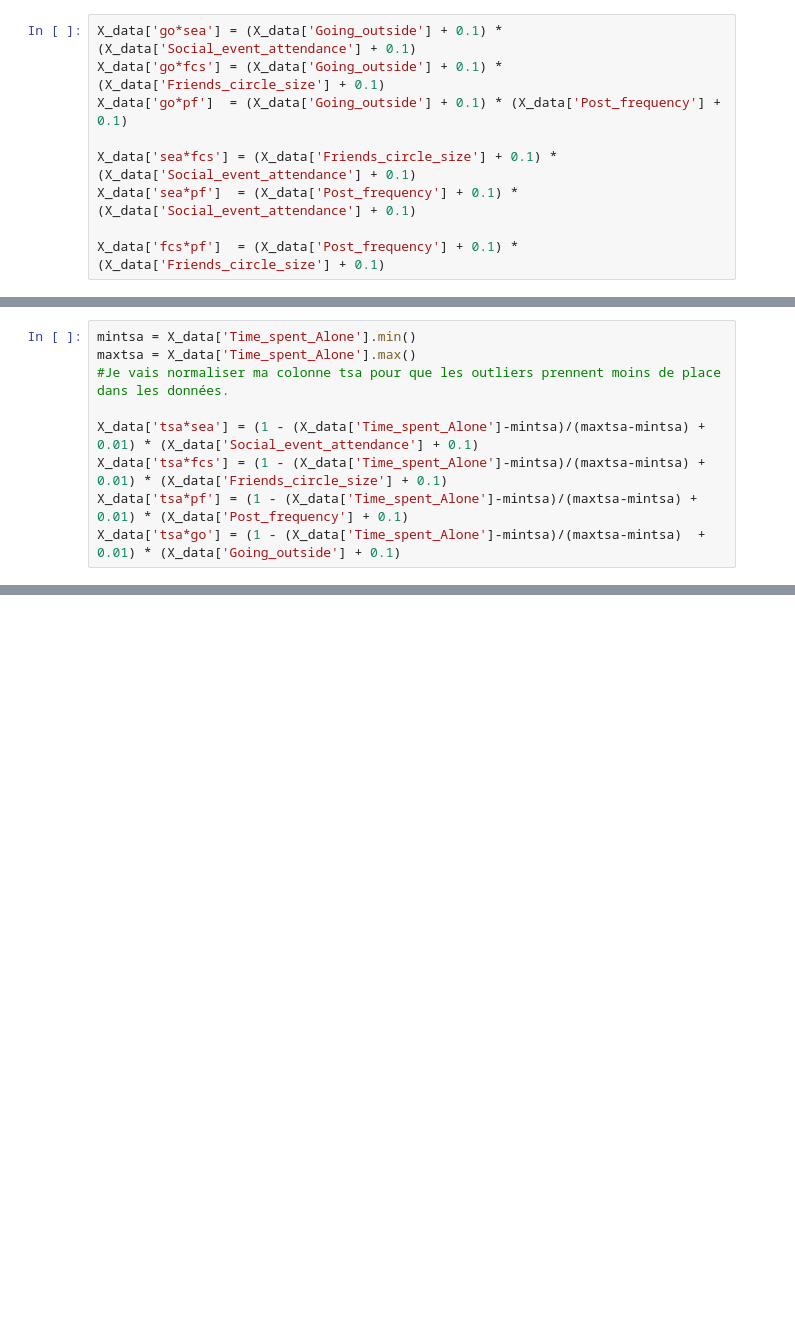
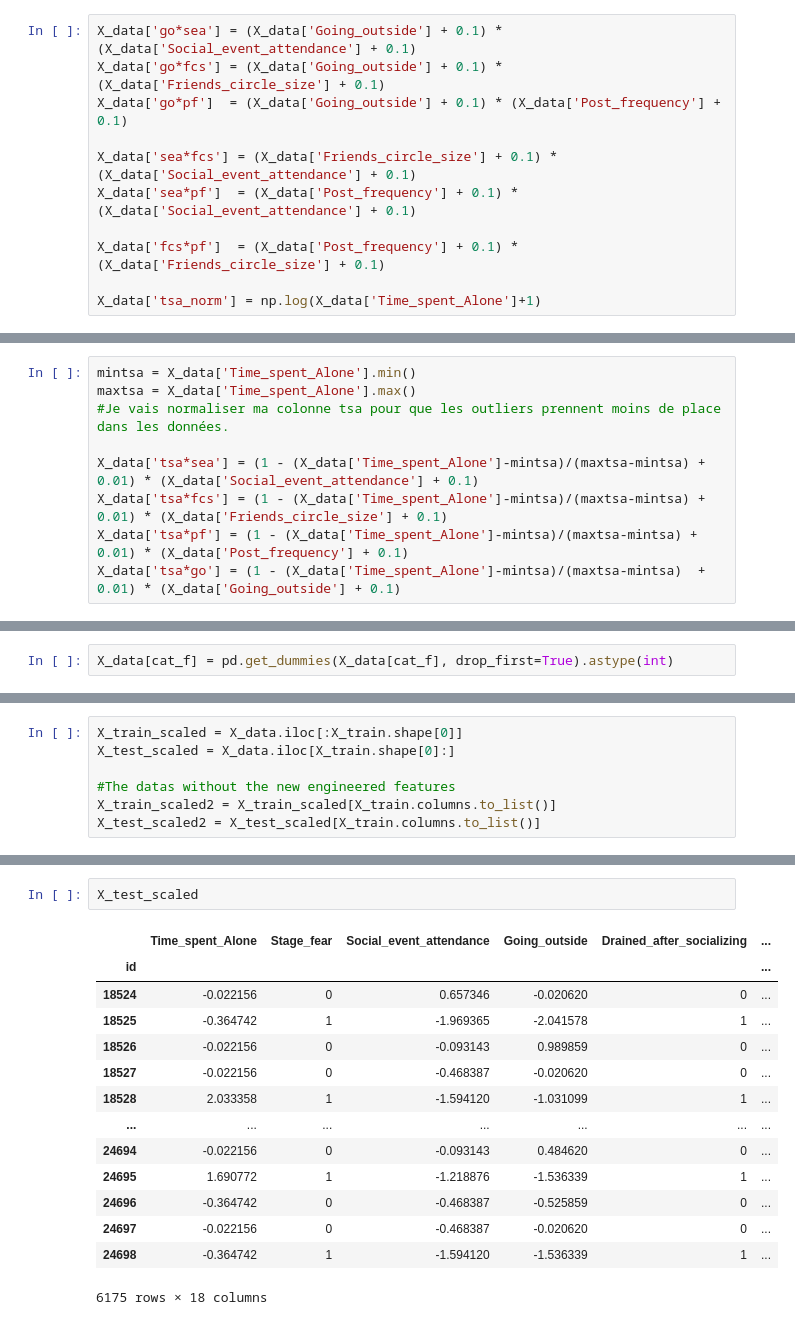
Before and after one commit to leclercrafael/kaggle_introverts, a Jupyter notebook: main.ipynb, the cells around one changed output, grey strips where cells are left out. Saved outputs shown, nothing was run; the diff lists cells and outputs as text; blank space fills up the shorter version.

Commit message:
Test models

```diff
--- a/main.ipynb
+++ b/main.ipynb
@@ -276,6 +278,8 @@ X_data['sea*fcs'] = (X_data['Friends_circle_size'] + 0.1) * (X_data['Social_even
 X_data['sea*pf']  = (X_data['Post_frequency'] + 0.1) * (X_data['Social_event_attendance'] + 0.1)
 
 X_data['fcs*pf']  = (X_data['Post_frequency'] + 0.1) * (X_data['Friends_circle_size'] + 0.1)
+
+X_data['tsa_norm'] = np.log(X_data['Time_spent_Alone']+1)
 # %% [markdown]
 Comme la feature 'Time_spent_Alone' est inversement corrélée avec les quatres autres variables, on va créer d'autres features d'intéractions mais en inversant la distribution autour de la valeur centrale de la distribution.
 # %%
@@ -299,0 +304,2 @@ We now need to encode and scale our data
+# %%
+X_data[cat_f] = pd.get_dummies(X_data[cat_f], drop_first=True).astype(int)
@@ -299,0 +319,7 @@ We now need to encode and scale our data
+# %%
+X_train_scaled = X_data.iloc[:X_train.shape[0]]
+X_test_scaled = X_data.iloc[X_train.shape[0]:]
+
+#The datas without the new engineered features
+X_train_scaled2 = X_train_scaled[X_train.columns.to_list()]
+X_test_scaled2 = X_test_scaled[X_train.columns.to_list()]
@@ -299,0 +476,17 @@ We now need to encode and scale our data
+# %%
+X_test_scaled
+# %% [output]
+|  | Time_spent_Alone | Stage_fear | Social_event_attendance | Going_outside | Drained_after_socializing | ... |
+| id |  |  |  |  |  | ... |
+| 18524 | -0.022156 | 0 | 0.657346 | -0.020620 | 0 | ... |
+| 18525 | -0.364742 | 1 | -1.969365 | -2.041578 | 1 | ... |
+| 18526 | -0.022156 | 0 | -0.093143 | 0.989859 | 0 | ... |
+| 18527 | -0.022156 | 0 | -0.468387 | -0.020620 | 0 | ... |
+| 18528 | 2.033358 | 1 | -1.594120 | -1.031099 | 1 | ... |
+| ... | ... | ... | ... | ... | ... | ... |
+| 24694 | -0.022156 | 0 | -0.093143 | 0.484620 | 0 | ... |
+| 24695 | 1.690772 | 1 | -1.218876 | -1.536339 | 1 | ... |
+| 24696 | -0.364742 | 0 | -0.468387 | -0.525859 | 0 | ... |
+| 24697 | -0.022156 | 0 | -0.468387 | -0.020620 | 0 | ... |
+| 24698 | -0.364742 | 1 | -1.594120 | -1.536339 | 1 | ... |
+6175 rows × 18 columns
```
Also changed, not shown: parts of 28 cells of this notebook.
